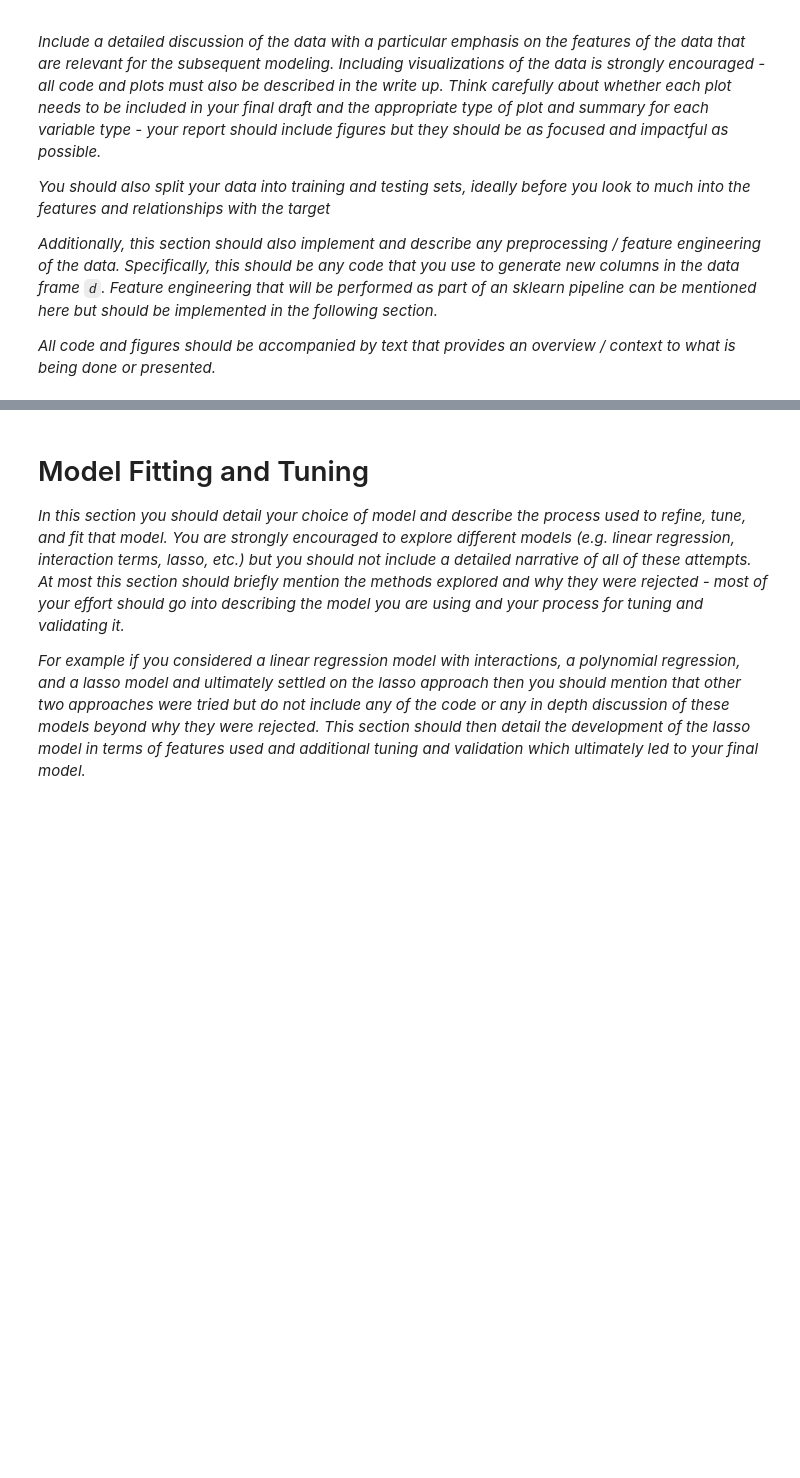
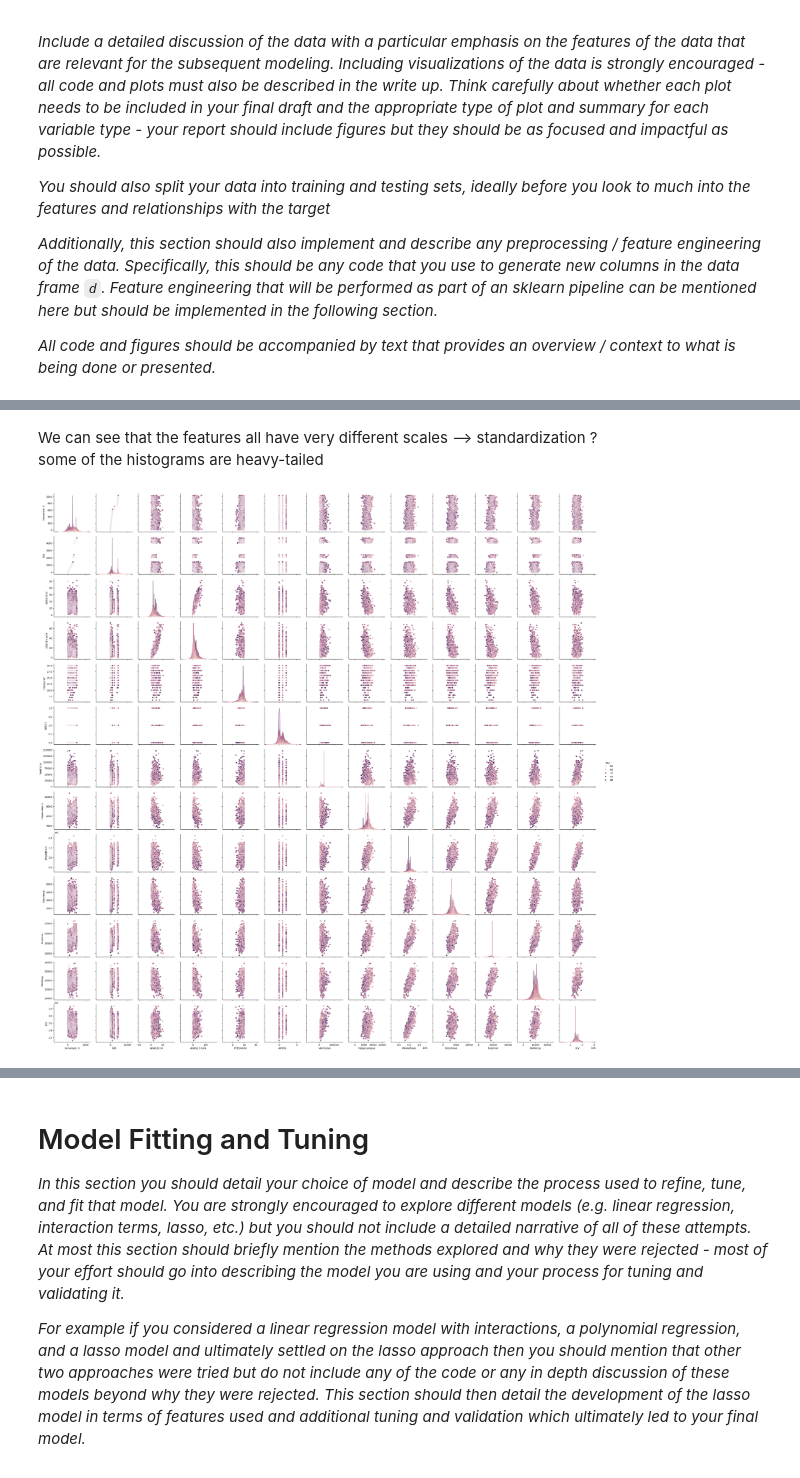
Before and after one commit to Aleksandra-kalucka/Machine-Learning-project-1, a Jupyter notebook: project1.ipynb, the cells around one changed output, grey strips where cells are left out. Saved outputs shown, nothing was run; the diff lists cells and outputs as text; code cells hidden in the pictures; blank space fills up the shorter version.

```diff
--- a/project1.ipynb
+++ b/project1.ipynb
@@ -47,0 +127,8 @@ d.head()
+# %% [markdown]
+We can see that the features all have very different scales --> standardization ?\
+some of the histograms are heavy-tailed
+# %%
+sns.pairplot(data= d, hue='AGE')
+plt.show()
+# %% [output]
+[figure, added]
```
Also changed, not shown: parts of 7 cells of this notebook.
